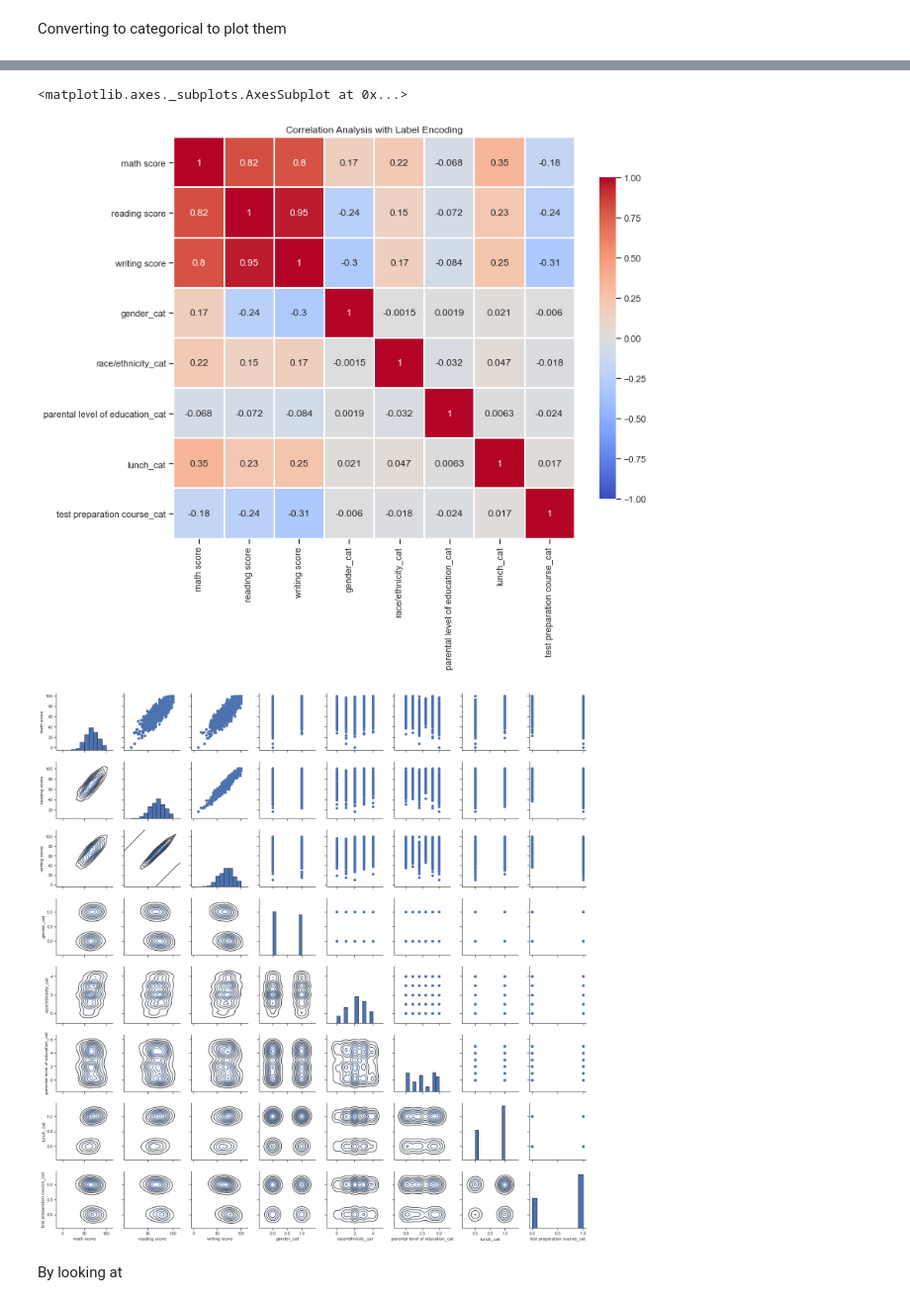
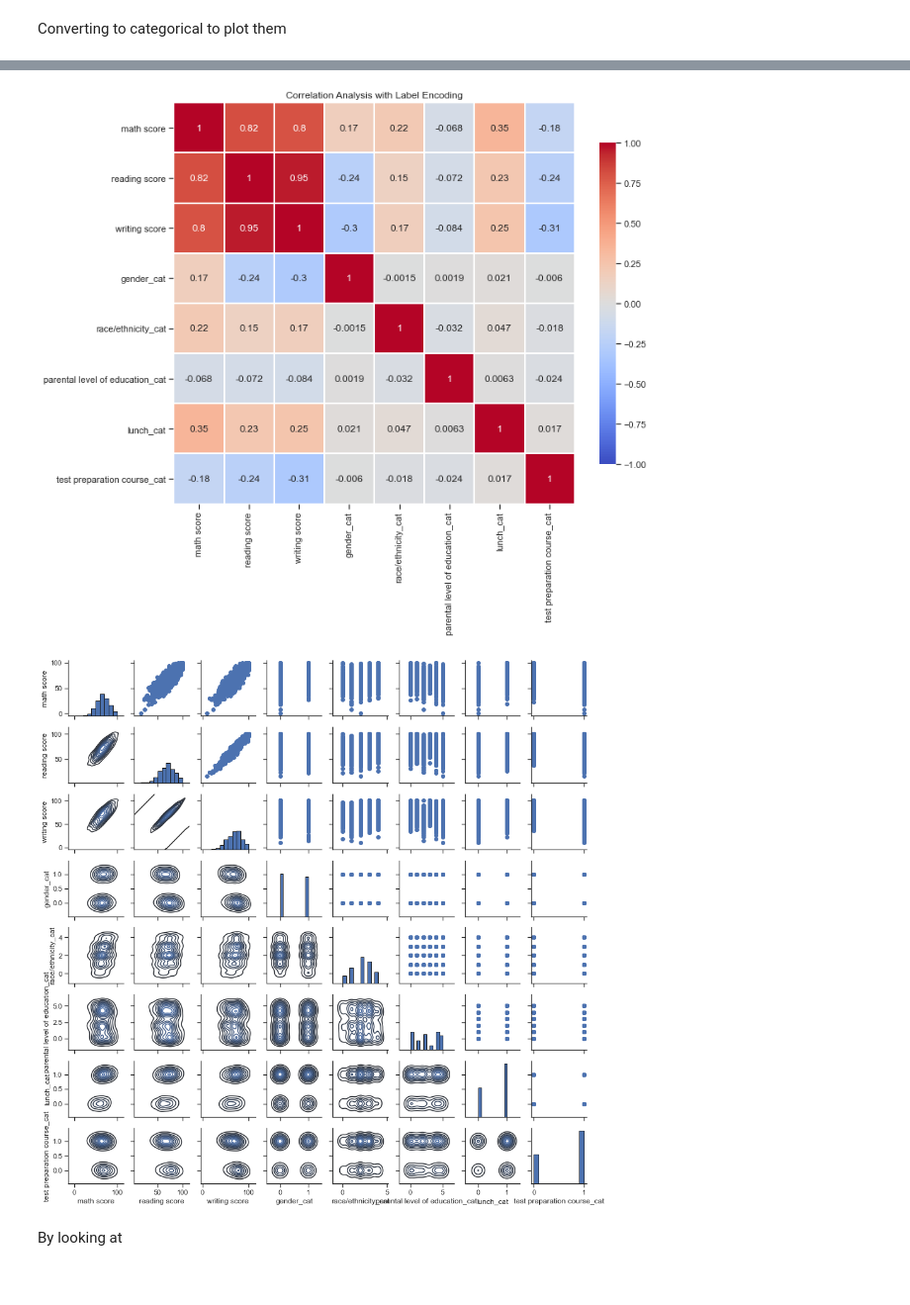
Before and after one commit to macarenasev/Exploring-Correlation-Students-Performance, a Jupyter notebook: Students Performance in Exams Exploring Correlation + BONUS ppscore package.ipynb, the cells around one changed output, grey strips where cells are left out. Shown at 99% size. Drawn from its saved outputs; the diff is of its cells as text; code cells hidden in the pictures.

```diff
--- a/Students Performance in Exams Exploring Correlation + BONUS ppscore package.ipynb
+++ b/Students Performance in Exams Exploring Correlation + BONUS ppscore package.ipynb
@@ -124,22 +123,23 @@ corr_label_encoding = data_label_encoding.corr()
 f, ax = plt.subplots(figsize=(11, 9))
 plt.title('Correlation Analysis with Label Encoding')
 # Draw the heatmap with the mask and correct aspect ratio
-sns.heatmap(corr_label_encoding, cmap='coolwarm',center=0, vmin = -1,
+ca = sns.heatmap(corr_label_encoding, cmap='coolwarm',center=0, vmin = -1,
             square=True, linewidths=1, cbar_kws={"shrink": .8}, annot = True)
 # %% [output]
-<matplotlib.axes._subplots.AxesSubplot at 0x...>
 [figure]
 # %%
 # Create an instance of the PairGrid class.
 grid = sns.PairGrid(data= data_label_encoding)
 
 # Map a scatter plot to the upper triangle
 grid = grid.map_upper(plt.scatter)
 
 # Map a histogram to the diagonal
 grid = grid.map_diag(plt.hist, bins = 10,
                      edgecolor = 'k')
 # Map a density plot to the lower triangle
 grid = grid.map_lower(sns.kdeplot)
+
+grid.fig.set_size_inches(12,12)
 # %% [output]
-[figure, old version]
+[figure, new version]
```
Also changed, not shown: parts of 19 cells of this notebook.
